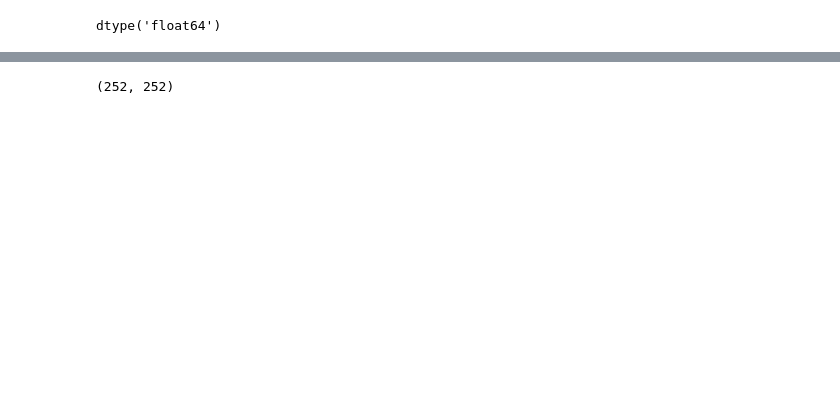
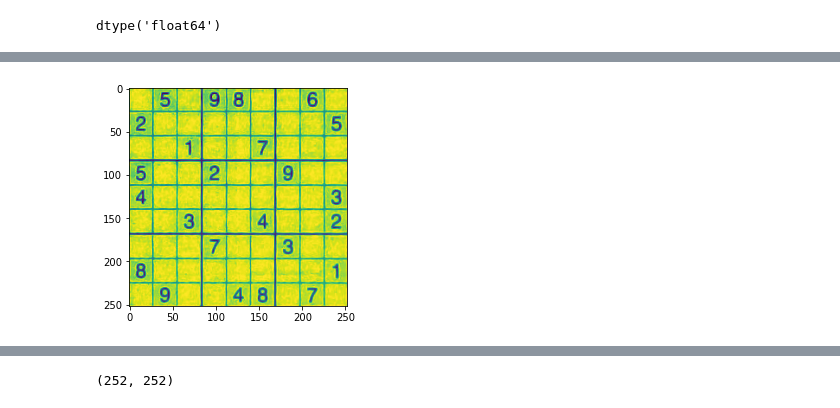
Before and after one commit to kaydee0502/SudokuSazy, a Jupyter notebook: model/sudoku_neat.ipynb, the cells around one changed output, grey strips where cells are left out. Saved outputs shown, nothing was run; the diff lists cells and outputs as text; code cells hidden in the pictures; blank space fills up the shorter version.

```diff
--- a/model/sudoku_neat.ipynb
+++ b/model/sudoku_neat.ipynb
@@ -13,6 +34,9 @@ sud = cv2.resize(sud,(252,252))
 # %%
 sud = cv2.cvtColor(sud,cv2.COLOR_BGR2GRAY)
+plt.imshow(sud)
 (thresh, sud) = cv2.threshold(sud, 150, 255, cv2.THRESH_BINARY_INV)
+# %% [output]
+[figure, added]
 # %%
 plt.imshow(sud)
 # %% [output]
```
Also changed, not shown: parts of 10 cells of this notebook, 2 other files.
